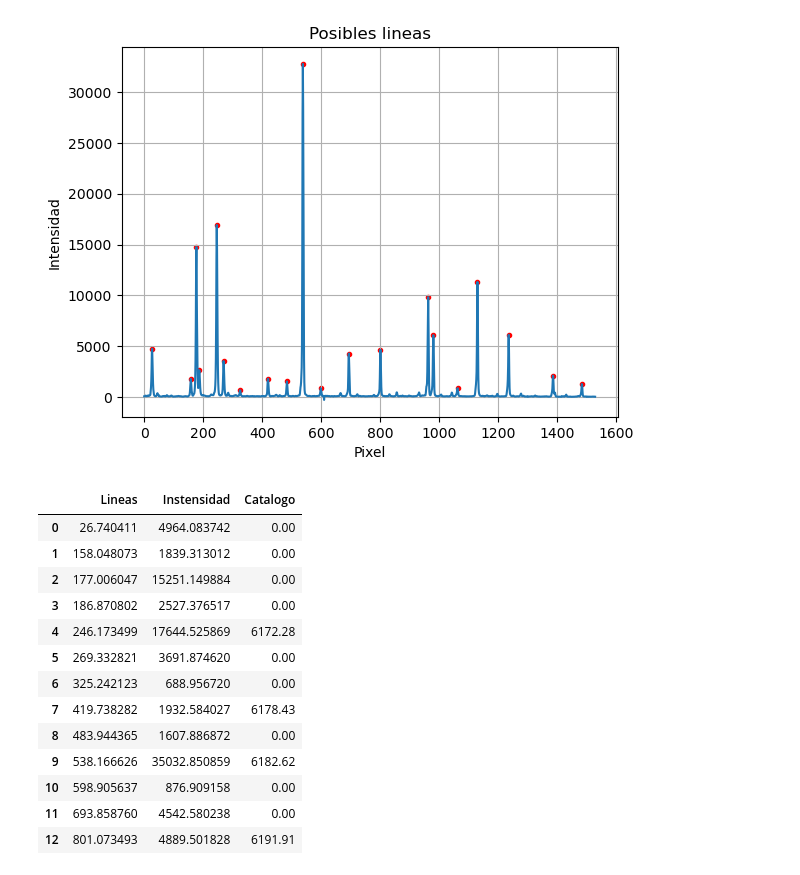
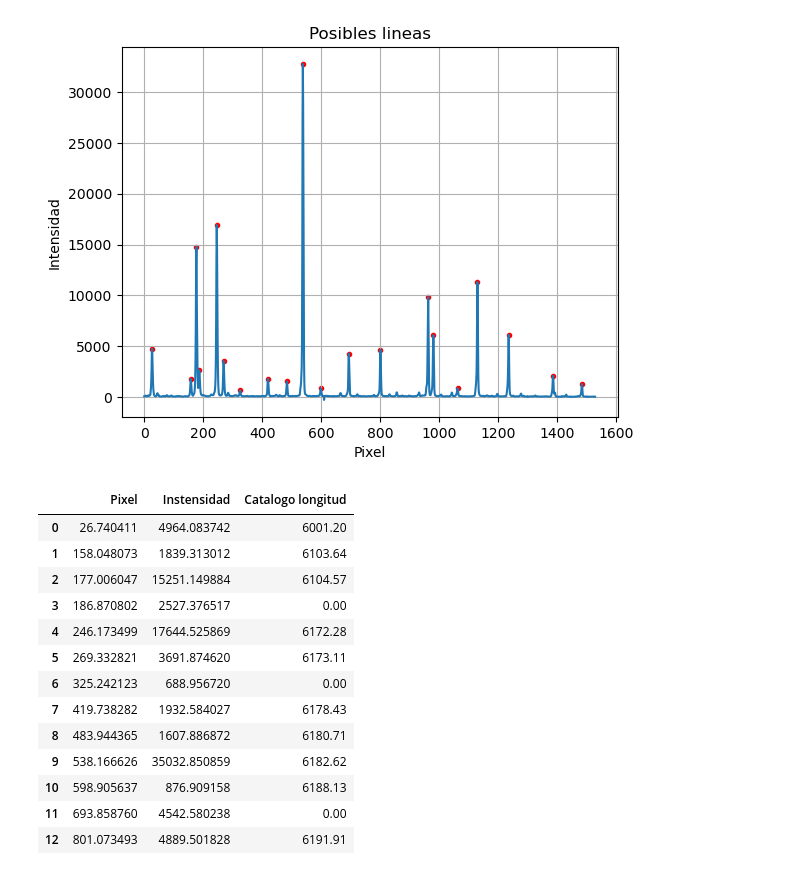
Before and after one commit to ccuellarn/Torium-Operation, a Jupyter notebook: Analisis.ipynb, the cells around one changed output. Drawn from its saved outputs; the diff is of its cells as text; code cells hidden in the pictures.

Commit message:
terminar de catalogar lineas

```diff
--- a/Analisis.ipynb
+++ b/Analisis.ipynb
@@ -54,48 +54,47 @@ def Lorentzian(x,h,x0,W):
 def AjusteLorentz(i):
     x = index_x[i]
     y = index_y[i]
     x_1 = np.linspace(x[0],x[-1],500 )
 
     popt, _ = curve_fit(Lorentzian,x,y)
     h = popt[0]
     x0 = popt[1]
     w = popt[2]
 
     fit_y= Lorentzian(x_1,h,x0,w)
 
     return x0,h,fit_y,x_1, x, y
 
 # plt.plot(fitx,fity, '--',color='b')
 # plt.scatter(x,y)
 
 Datafit = pd.DataFrame()
 lineasfit = []
 alturafit = []
-catalog_long = [0,0,0,0,6172.28,0,0,6178.43,0,6182.62,0,0,6191.91]
-catalog_pix = [0,0,0,0,6172.28,0,0,6178.43,0,6182.62,0,0,6191.91]
+catalog_long = [6001.20,6103.64,6104.57,0,6172.28,6173.11,0,6178.43,6180.71,6182.62,6188.13,0,6191.91]
 
 for i in range(0,13):
     linea,altura, fity, fitx, x, y = AjusteLorentz(i)
     lineasfit.append(linea)
     alturafit.append(altura)
 
-Datafit['Lineas'] = lineasfit
+Datafit['Pixel'] = lineasfit
 Datafit['Instensidad'] = alturafit
-Datafit['Catalogo'] = catalog_long
+Datafit['Catalogo longitud'] = catalog_long
 
 Datafit
 # %% [output]
-|  | Lineas | Instensidad | Catalogo |
-| 0 | 26.740411 | 4964.083742 | 0.00 |
-| 1 | 158.048073 | 1839.313012 | 0.00 |
-| 2 | 177.006047 | 15251.149884 | 0.00 |
+|  | Pixel | Instensidad | Catalogo longitud |
+| 0 | 26.740411 | 4964.083742 | 6001.20 |
+| 1 | 158.048073 | 1839.313012 | 6103.64 |
+| 2 | 177.006047 | 15251.149884 | 6104.57 |
 | 3 | 186.870802 | 2527.376517 | 0.00 |
 | 4 | 246.173499 | 17644.525869 | 6172.28 |
-| 5 | 269.332821 | 3691.874620 | 0.00 |
+| 5 | 269.332821 | 3691.874620 | 6173.11 |
 | 6 | 325.242123 | 688.956720 | 0.00 |
 | 7 | 419.738282 | 1932.584027 | 6178.43 |
-| 8 | 483.944365 | 1607.886872 | 0.00 |
+| 8 | 483.944365 | 1607.886872 | 6180.71 |
 | 9 | 538.166626 | 35032.850859 | 6182.62 |
-| 10 | 598.905637 | 876.909158 | 0.00 |
+| 10 | 598.905637 | 876.909158 | 6188.13 |
 | 11 | 693.858760 | 4542.580238 | 0.00 |
 | 12 | 801.073493 | 4889.501828 | 6191.91 |
```
Also changed, not shown: parts of 1 cell of this notebook.
